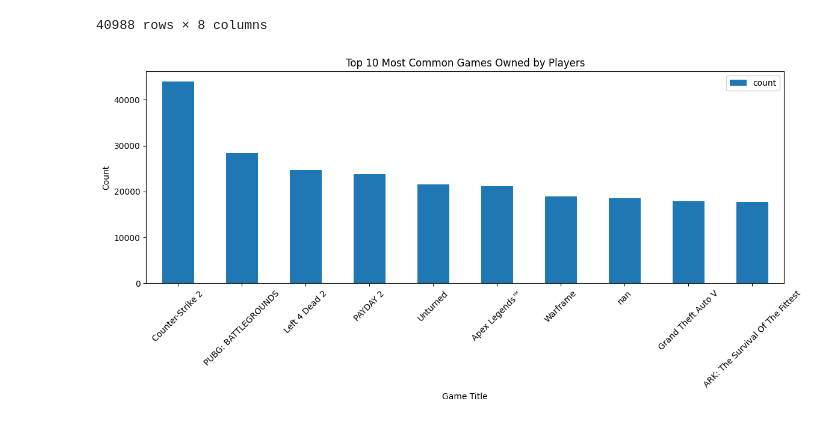
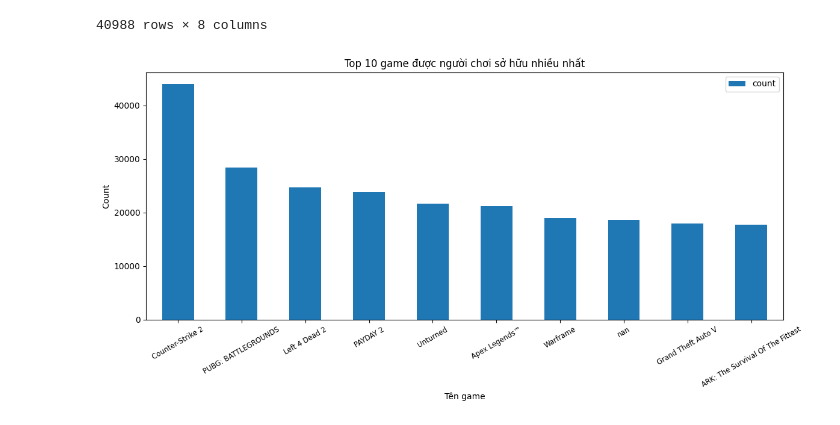
Before and after one commit to azkhaizio/steam_sales_cs2, a Jupyter notebook: steam_player_behaviour.ipynb, the cells around one changed output. Drawn from its saved outputs; the diff is of its cells as text; code cells hidden in the pictures.

```diff
--- a/steam_player_behaviour.ipynb
+++ b/steam_player_behaviour.ipynb
@@ -170,5 +155,5 @@ import ast
 # %%
-def safe_parse_owned(x):
+def count_value(x):
     if isinstance(x, str):
         try:
             return ast.literal_eval(x)
@@ -179,7 +164,7 @@ def safe_parse_owned(x):
 
 
 playerss= players[players['library'].notna()].copy()
-playerss["library"] = playerss["library"].apply(safe_parse_owned)
+playerss["library"] = playerss["library"].apply(count_value)
 # %%
 all_games = [game for sublist in playerss['library'] for game in sublist]
 game_counts = Counter(all_games)
@@ -228,11 +214,12 @@ game_count
 40988 rows × 8 columns
 # %%
 game_count.head(10).plot(kind='bar', x='title', y='count', figsize=(12, 6))
-plt.title('Top 10 Most Common Games Owned by Players')
-plt.xlabel('Game Title')
+plt.title('Top 10 game được người chơi sở hữu nhiều nhất')
+plt.xlabel('Tên game')
 plt.ylabel('Count')
-plt.xticks(rotation=45)
+plt.xticks(rotation=30, fontsize=8.5)
 plt.tight_layout()
 plt.show()
+# 3 tựa game phổ biến nhất là CS2, PUBG và Left for Dead 2, các tựa game không có tên tập hợp lại xếp thứ 8
 # %% [output]
-[figure, old version]
+[figure, new version]
```
Also changed, not shown: parts of 45 cells of this notebook.
